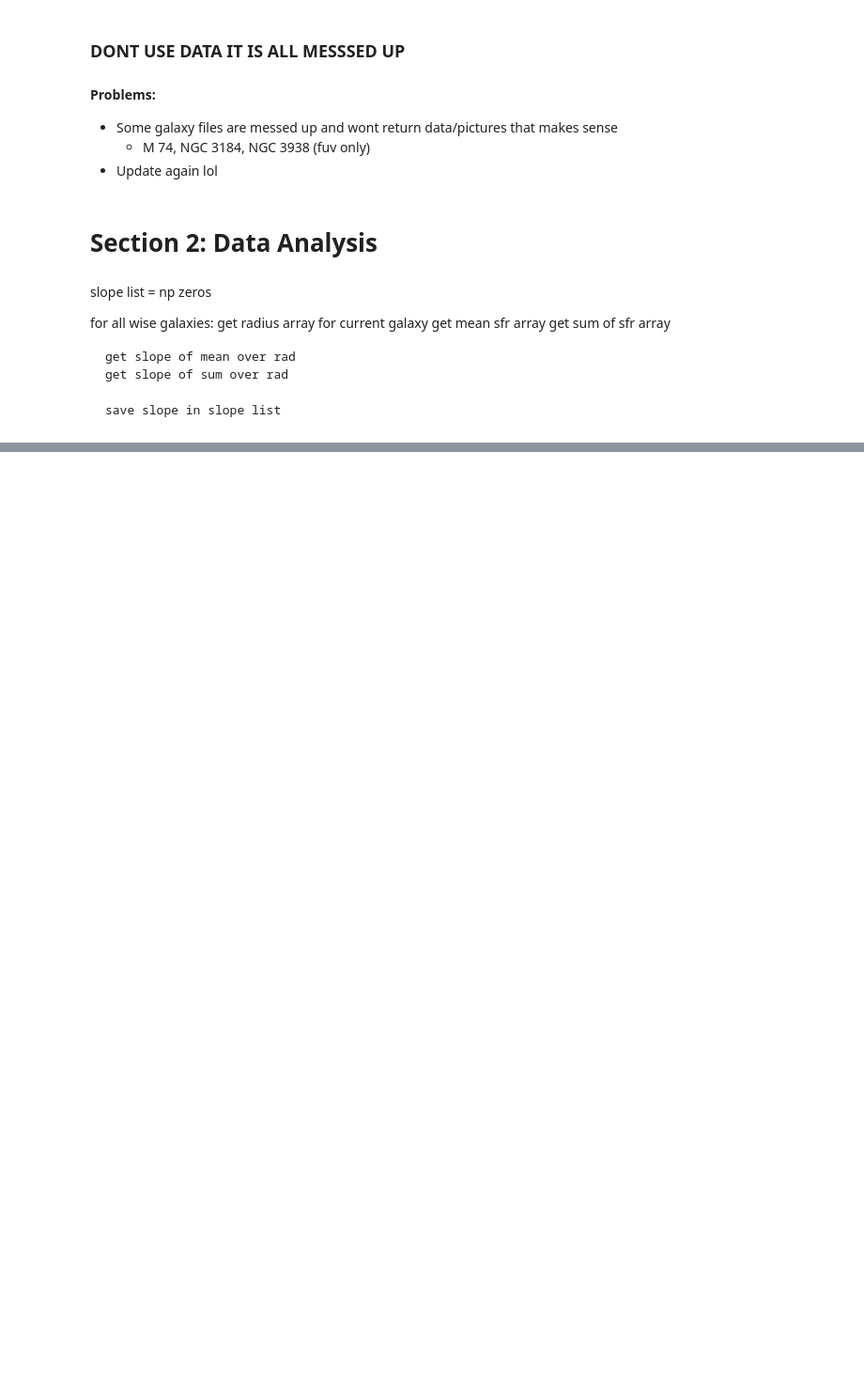
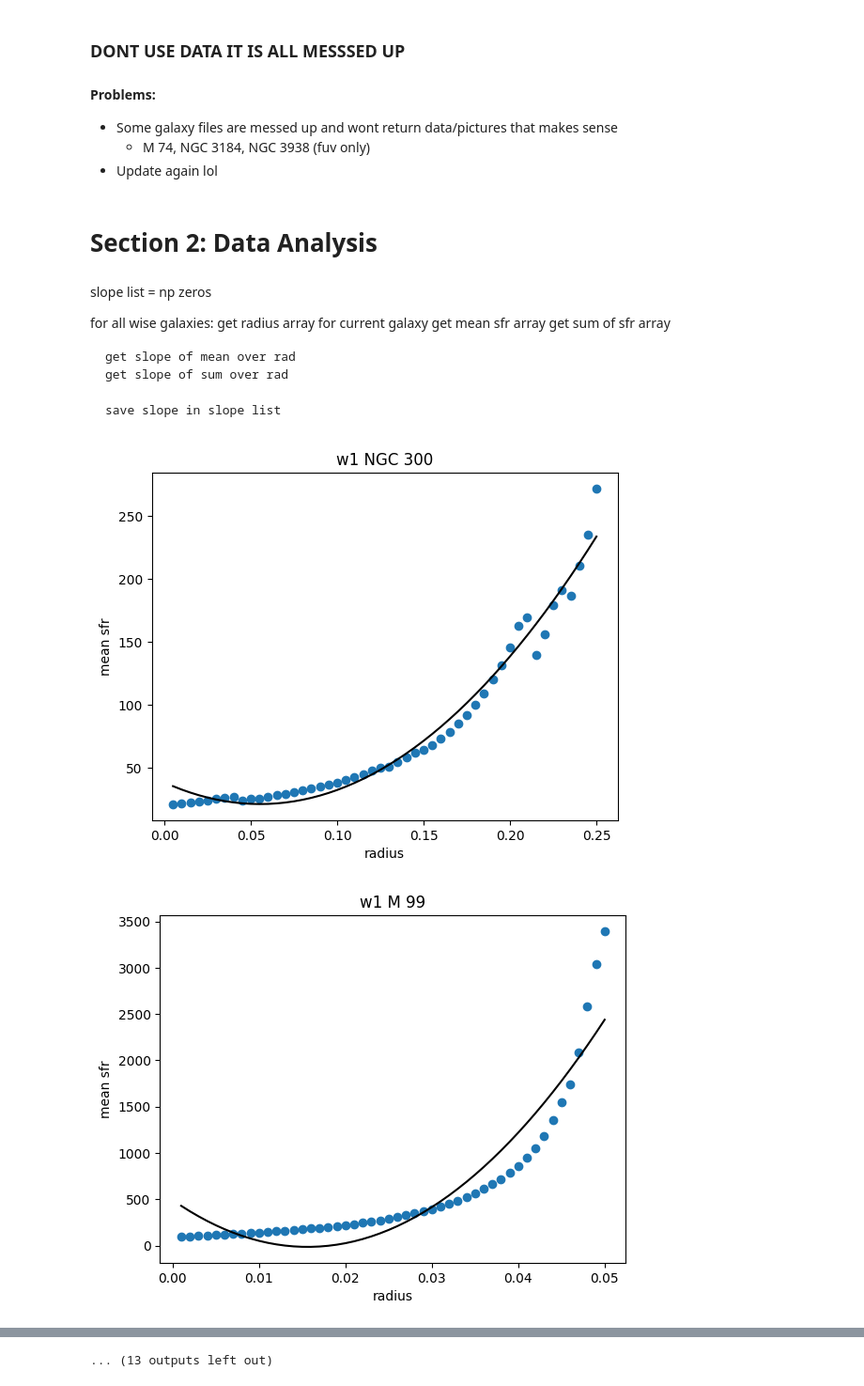
Before and after one commit to Wo0fle/SFRCP, a Jupyter notebook: COMPARE SFR.ipynb, the cells around one changed output, grey strips where cells are left out. Shown at 94% size. Drawn from its saved outputs; the diff is of its cells as text; code cells hidden in the pictures; blank space fills up the shorter version.

```diff
--- a/COMPARE SFR.ipynb
+++ b/COMPARE SFR.ipynb
@@ -360,9 +320,43 @@ for all wise galaxies:
     get slope of sum over rad
 
     save slope in slope list
-# %%
-for current_galaxy in wise_galaxies_list:
-    galaxy_name = current_galaxy[3:-5]
-
-    #my_data = genfromtxt('my_file.csv', delimiter=',')
-    #slope, intercept = np.polyfit(x, y, 1)
+# %%
+slope_list_mean = np.zeros(len(wise_galaxies_list))
+slope_list_sum = np.zeros(len(wise_galaxies_list))
+
+for i, current_galaxy in enumerate(wise_galaxies_list):
+    galaxy_name = current_galaxy[3:-5]
+
+    for row in galaxy_info:
+        if galaxy_name == row[0]:
+            galaxy_type = row[3]
+            galaxy_id = current_galaxy[0:2]
+            #my_data = genfromtxt('my_file.csv', delimiter=',')
+            radius_array_np = genfromtxt(f'saved raw data/{galaxy_id}/{galaxy_type.lower()}/{galaxy_name}-radius_array.csv', delimiter=',')
+            o_mean_array_np = genfromtxt(f'saved raw data/{galaxy_id}/{galaxy_type.lower()}/{galaxy_name}-raw_mean.csv', delimiter=',')
+            o_sum_array_np = genfromtxt(f'saved raw data/{galaxy_id}/{galaxy_type.lower()}/{galaxy_name}-raw_sum.csv', delimiter=',')
+
+            mean_array_np = np.flip(o_mean_array_np)
+            sum_array_np = np.flip(o_sum_array_np)
+
+            slope_mean, intercept_mean = np.polyfit(radius_array_np, mean_array_np, 1)
+            #slope_sum, intercept_sum = np.polyfit(radius_array_np, sum_array_np, 1)
+
+            plt.scatter(radius_array_np, mean_array_np)
+            plt.title(galaxy_id + ' ' + galaxy_name)
+            plt.xlabel('radius')
+            plt.ylabel('mean sfr')
+            plt.plot(np.unique(radius_array_np), np.poly1d(np.polyfit(radius_array_np, mean_array_np, 2))(np.unique(radius_array_np)), color = 'k')
+
+            # how to exponential fit?????????????????????/
+
+            plt.show()
+
+            slope_list_mean[i] = slope_mean
+            #slope_list_sum[i] = slope_sum
+
+#print(slope_list_sum)
+print(slope_list_mean)
+# %% [output]
+[figure, added]
+[figure, added]
@@ -368,0 +373 @@ for current_galaxy in wise_galaxies_list:
+... (13 outputs left out)
```
Also changed, not shown: parts of 9 cells of this notebook, 24 other files.
